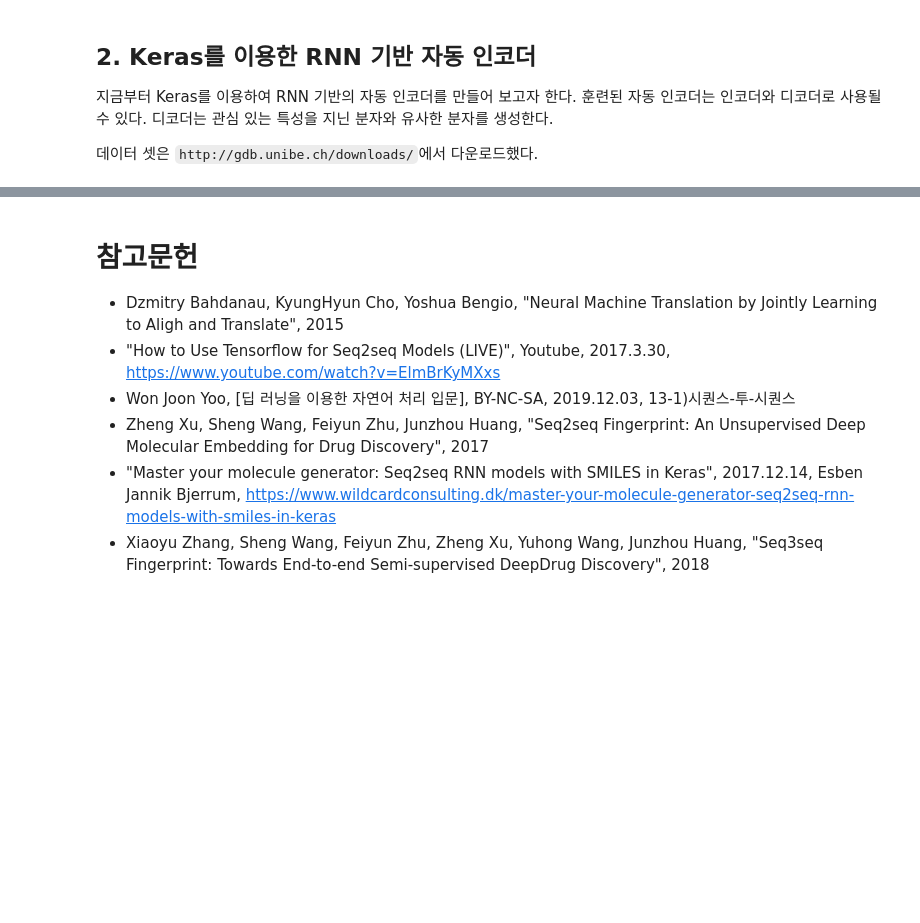
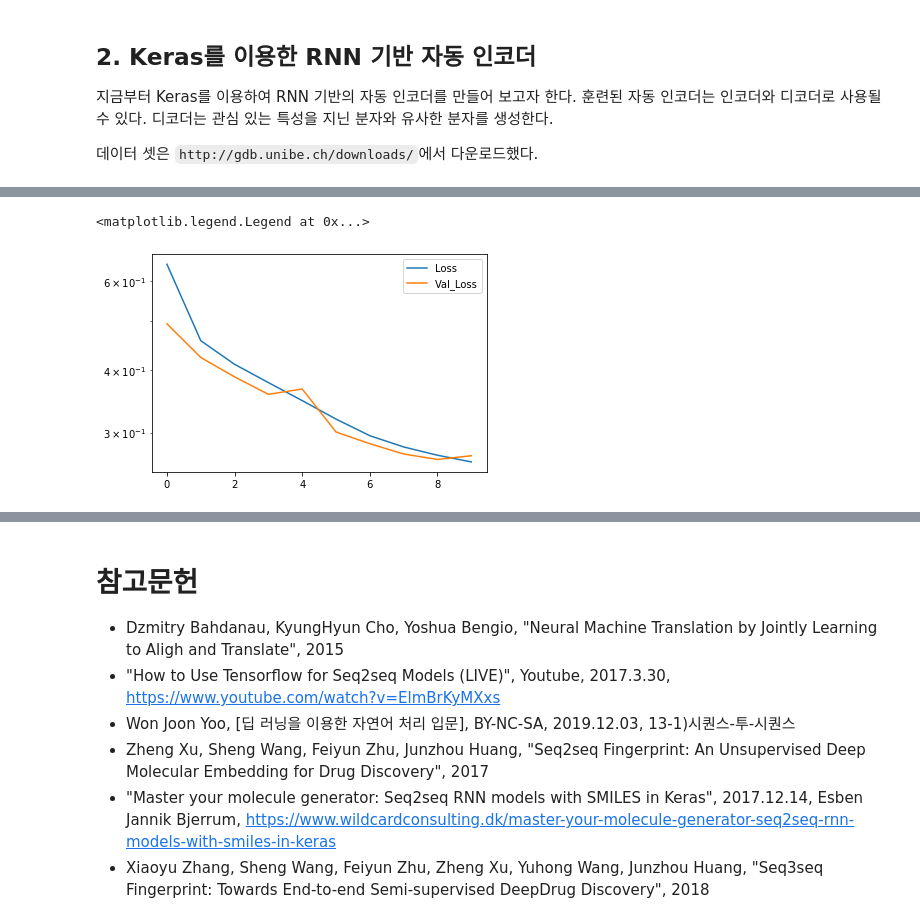
Before and after one commit to leegyuhi/oooooooooooooh, a Jupyter notebook: 공학전산응용_최종보고서.ipynb, the cells around one changed output, grey strips where cells are left out. Cells and saved outputs as stored; diff of their text form; code cells hidden in the pictures; blank space fills up the shorter version.

```diff
--- a/공학전산응용_최종보고서.ipynb
+++ b/공학전산응용_최종보고서.ipynb
@@ -673,0 +808,4 @@ Seq2seq는 훈련 과정과 테스트 과정의 작동 방식이 조금 다릅
+# %%
+from keras.callbacks import History, ReduceLROnPlateau
+h = History()
+rlr = ReduceLROnPlateau(monitor='val_loss', factor=0.5,patience=10, min_lr=0.000001, verbose=1, epsilon=1e-5)
@@ -673,0 +846,8 @@ Seq2seq는 훈련 과정과 테스트 과정의 작동 방식이 조금 다릅
+# %%
+plt.plot(h.history["loss"], label="Loss")
+plt.plot(h.history["val_loss"], label="Val_Loss")
+plt.yscale("log")
+plt.legend()
+# %% [output]
+<matplotlib.legend.Legend at 0x...>
+[figure, added]
```
Also changed, not shown: parts of 28 cells of this notebook.
